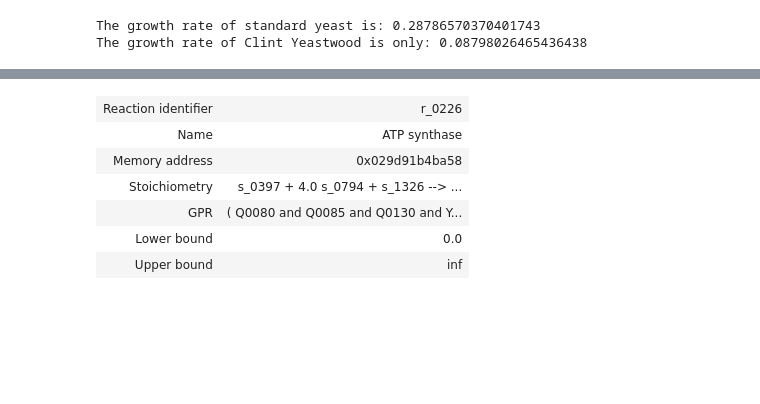
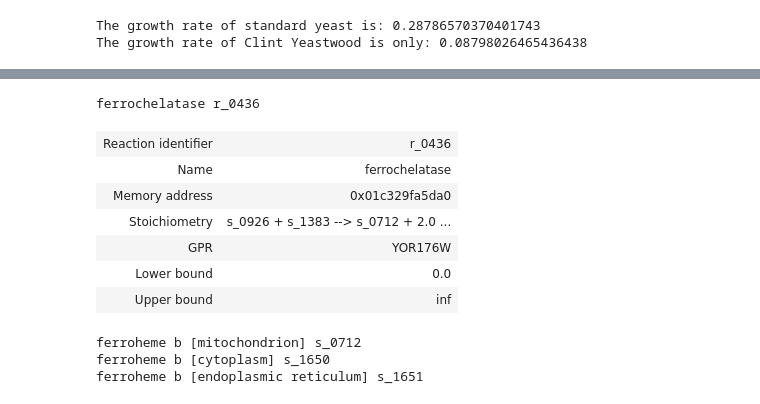
Before and after one commit to 27410/group-assignment-2021-group_10_rhb_cerevisiae, a Jupyter notebook: Analysis/model.ipynb, the cells around one changed output, grey strips where cells are left out. Drawn from its saved outputs; the diff is of its cells as text; code cells hidden in the pictures; blank space fills up the shorter version.

```diff
--- a/Analysis/model.ipynb
+++ b/Analysis/model.ipynb
@@ -135,10 +171,2 @@ print(model2.objective)
 Maximize
 1.0*r_2111 - 1.0*r_2111_reverse_58b69
-# %%
-medium = model2.medium
-with model2:
-    #medium['s_0565'] = 0
-    medium['D-glucose'] = 0
-    model2.medium = medium
-    solution2 = model2.optimize()
-    print('Maximum theoretical biomass productivity:', solution2.fluxes['r_2111'], '/h')
@@ -186,10 +173,24 @@ model.reactions.get_by_id(sort_fluxes(reaction_fluxes)[0]) # reaction_with_large
-# %%
-model2.reactions.get_by_id(sort_fluxes(reaction_fluxes2)[0]) # reaction_with_largest_flux
-# %% [output]
-| Reaction identifier | r_0226 |
-| Name | ATP synthase |
-| Memory address | 0x029d91b4ba58 |
-| Stoichiometry | s_0397 + 4.0 s_0794 + s_1326 --> ... |
-| GPR | ( Q0080 and Q0085 and Q0130 and Y... |
-| Lower bound | 0.0 |
-| Upper bound | inf |
+# %%
+for reactions in model2.reactions.query('ferrochelatase', 'name'):
+    print(reactions.name,reactions.id)
+# %% [output]
+ferrochelatase r_0436
+# %%
+model2.reactions.get_by_id('r_0436')
+# %% [output]
+| Reaction identifier | r_0436 |
+| Name | ferrochelatase |
+| Memory address | 0x01c329fa5da0 |
+| Stoichiometry | s_0926 + s_1383 --> s_0712 + 2.0 ... |
+| GPR | YOR176W |
+| Lower bound | 0.0 |
+| Upper bound | inf |
+# %%
+heme_model2 = []
+for metabolites in model2.metabolites.query('ferroheme b', 'name'):
+    heme_model2.append(metabolites.id)
+    print(metabolites.name,metabolites.id)
+# %% [output]
+ferroheme b [mitochondrion] s_0712
+ferroheme b [cytoplasm] s_1650
+ferroheme b [endoplasmic reticulum] s_1651
```
Also changed, not shown: parts of 27 cells of this notebook, 2 other files.
